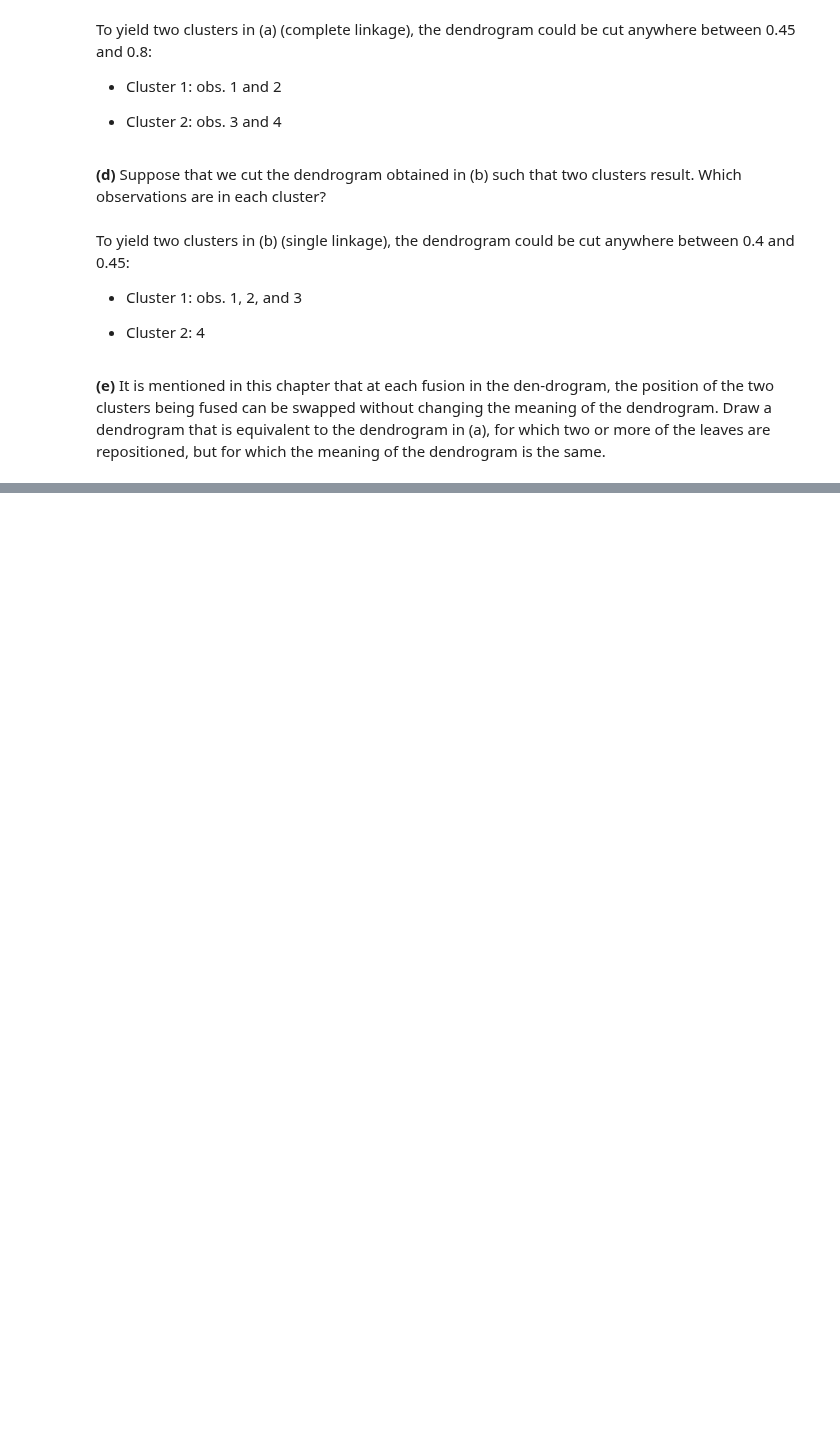
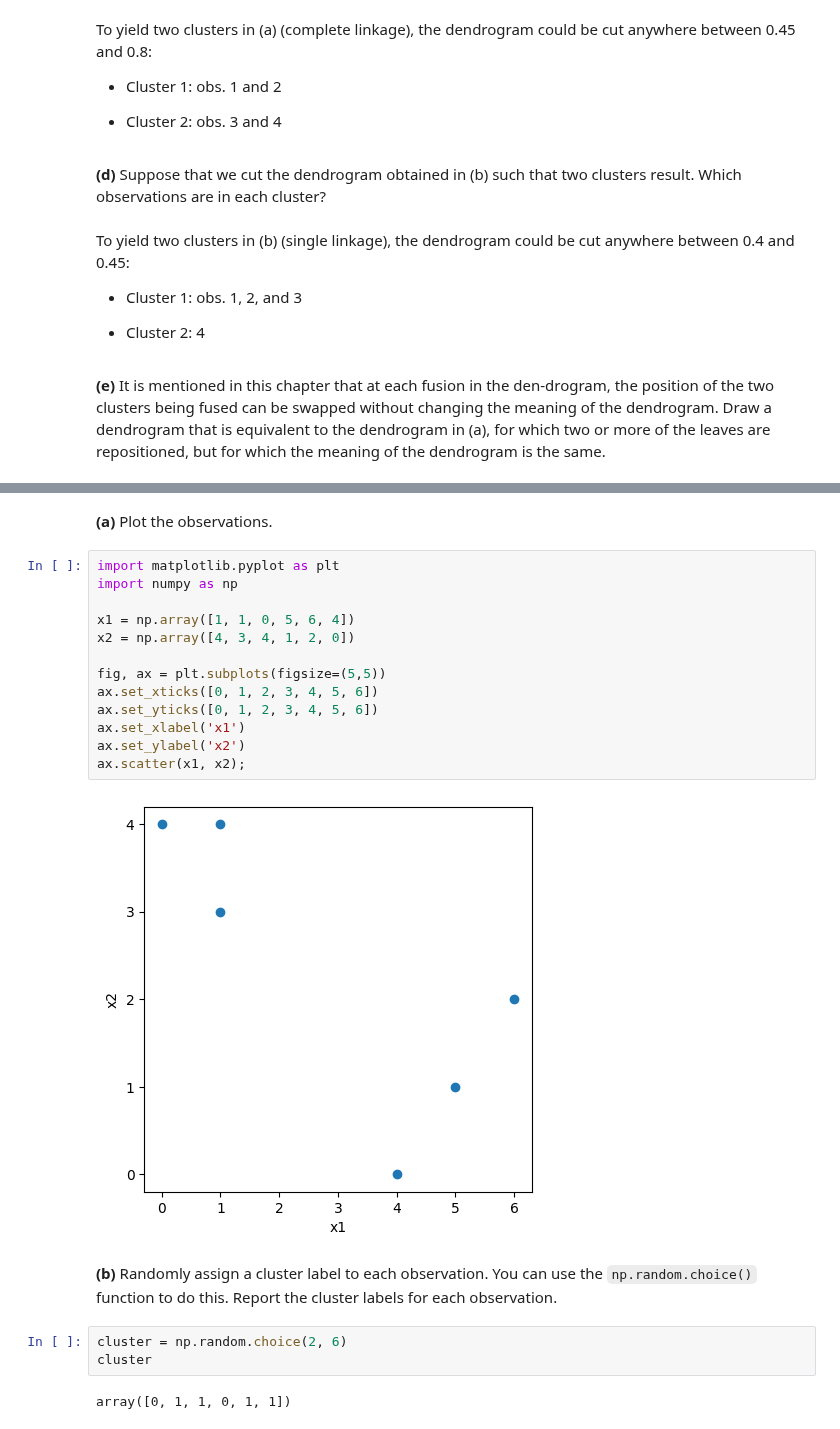
Before and after one commit to drwslv/StanfordOnline-Statistical-Learning, a Jupyter notebook: Ch12 Solutions Conceptual.ipynb, the cells around one changed output, grey strips where cells are left out. Saved outputs shown, nothing was run; the diff lists cells and outputs as text; blank space fills up the shorter version.

```diff
--- a/Ch12 Solutions Conceptual.ipynb
+++ b/Ch12 Solutions Conceptual.ipynb
@@ -117,0 +133,24 @@ To yield two clusters in (b) (single linkage), the dendrogram could be cut anywh
+# %% [markdown]
+**(a)** Plot the observations.
+# %%
+import matplotlib.pyplot as plt
+import numpy as np
+
+x1 = np.array([1, 1, 0, 5, 6, 4])
+x2 = np.array([4, 3, 4, 1, 2, 0])
+
+fig, ax = plt.subplots(figsize=(5,5))
+ax.set_xticks([0, 1, 2, 3, 4, 5, 6])
+ax.set_yticks([0, 1, 2, 3, 4, 5, 6])
+ax.set_xlabel('x1')
+ax.set_ylabel('x2')
+ax.scatter(x1, x2);
+# %% [output]
+[figure, added]
+# %% [markdown]
+**(b)**  Randomly assign a cluster label to each observation. You can use the `np.random.choice()` function to do this. Report the cluster labels for each observation.
+# %%
+cluster = np.random.choice(2, 6)
+cluster
+# %% [output]
+array([0, 1, 1, 0, 1, 1])
```
Also changed, not shown: parts of 27 cells of this notebook.
